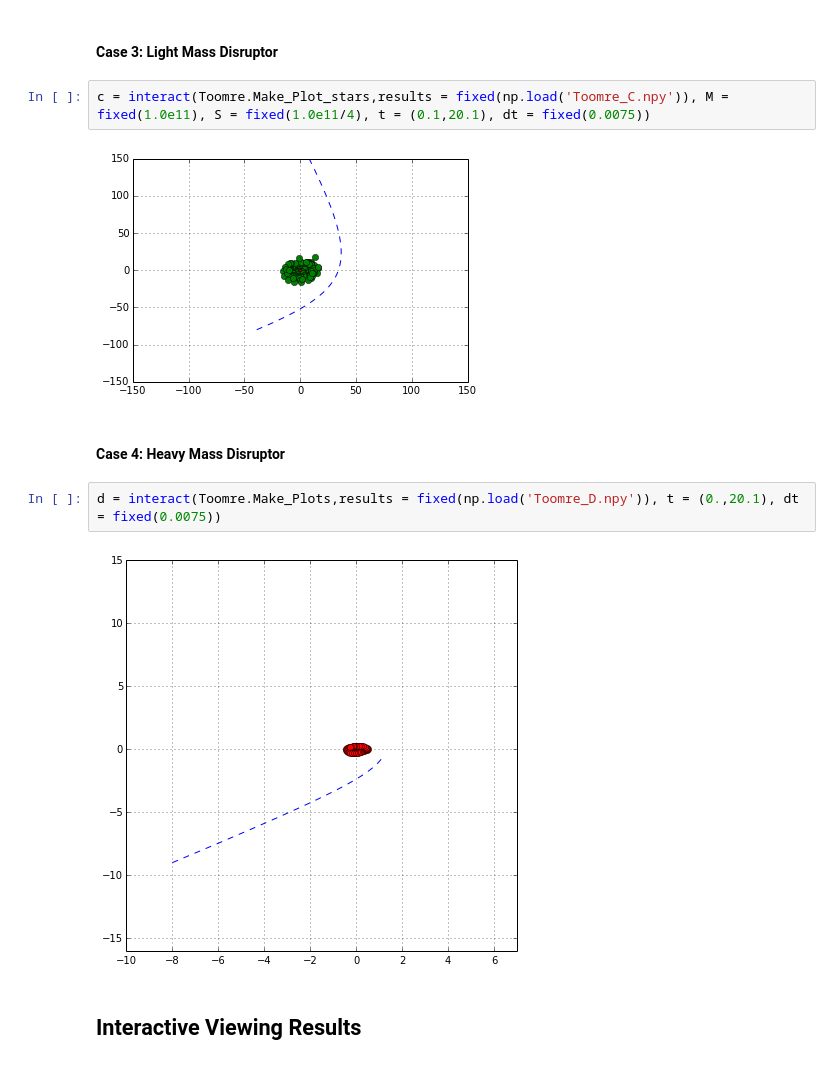
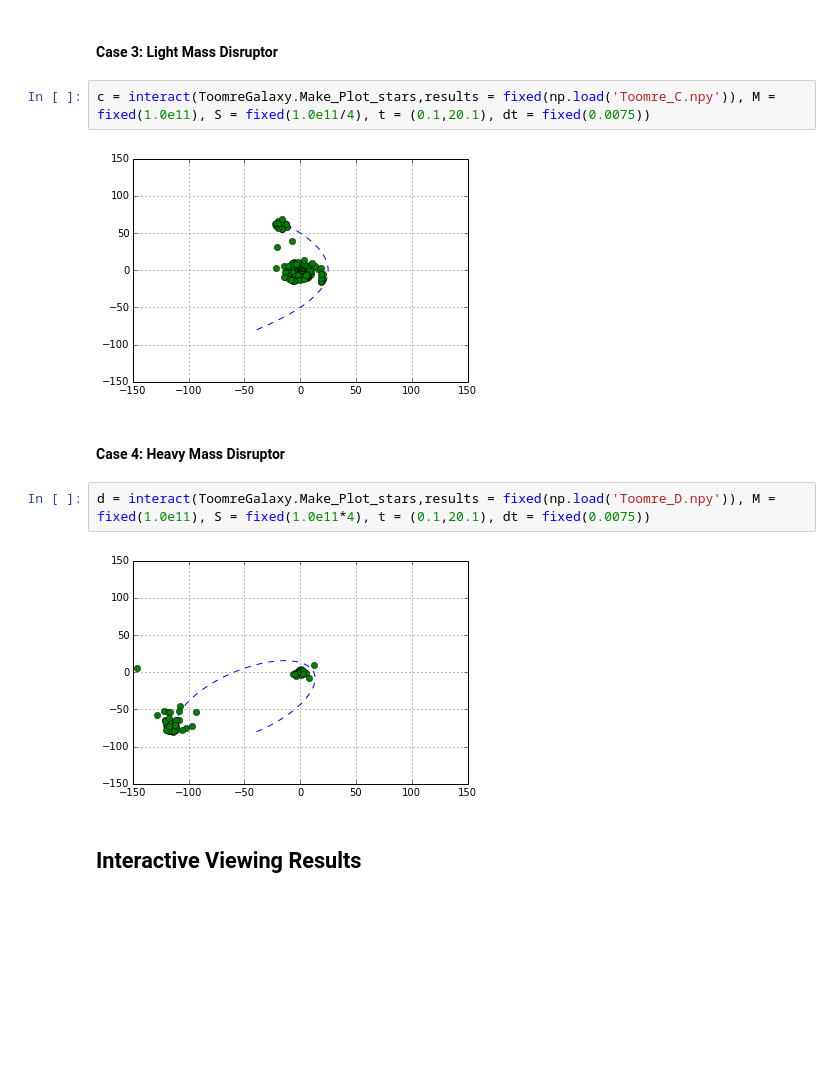
Before and after one commit to mkourjan/GalaxyProject, a Jupyter notebook: ToomreExamples.ipynb, the cells around one changed output. Cells and saved outputs as stored; diff of their text form; blank space fills up the shorter version.

```diff
--- a/ToomreExamples.ipynb
+++ b/ToomreExamples.ipynb
@@ -33,15 +48,15 @@ b = interact(Toomre.Make_Plot_stars,results = fixed(np.load('Toomre_B.npy')), M
 # %% [markdown]
 #### Case 3: Light Mass Disruptor
 # %%
-c = interact(Toomre.Make_Plot_stars,results = fixed(np.load('Toomre_C.npy')), M = fixed(1.0e11), S = fixed(1.0e11/4), t = (0.1,20.1), dt = fixed(0.0075))
+c = interact(ToomreGalaxy.Make_Plot_stars,results = fixed(np.load('Toomre_C.npy')), M = fixed(1.0e11), S = fixed(1.0e11/4), t = (0.1,20.1), dt = fixed(0.0075))
 # %% [output]
-[figure, old version]
+[figure, new version]
 # %% [markdown]
 #### Case 4: Heavy Mass Disruptor
 # %%
-d = interact(Toomre.Make_Plots,results = fixed(np.load('Toomre_D.npy')), t = (0.,20.1), dt = fixed(0.0075))
+d = interact(ToomreGalaxy.Make_Plot_stars,results = fixed(np.load('Toomre_D.npy')), M = fixed(1.0e11), S = fixed(1.0e11*4), t = (0.1,20.1), dt = fixed(0.0075))
 # %% [output]
-[figure, old version]
+[figure, new version]
 # %% [markdown]
 ## Interactive Viewing Results
 # %% [markdown]
```
Also changed, not shown: parts of 7 cells of this notebook, 11 other files.
